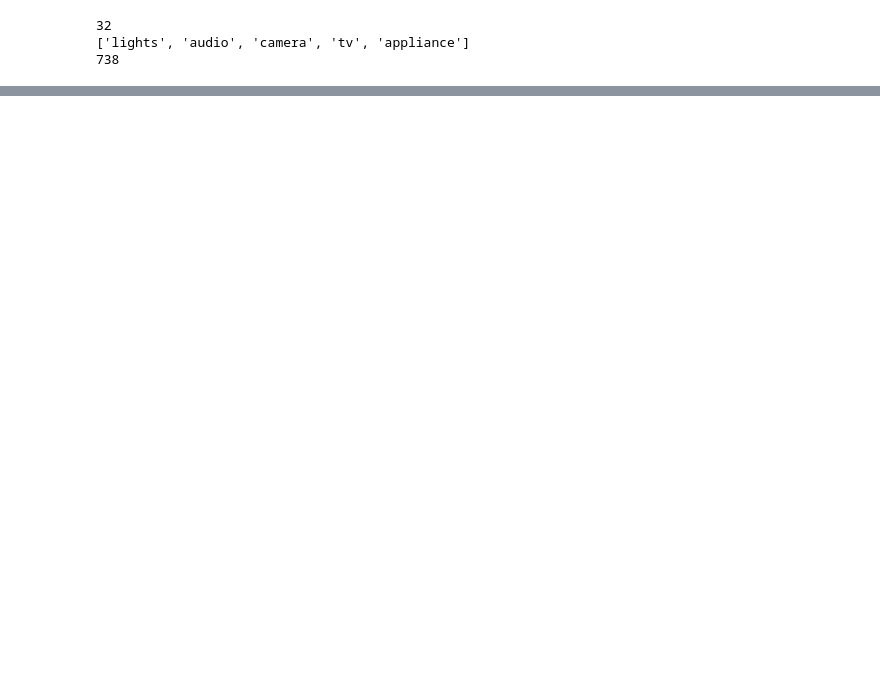
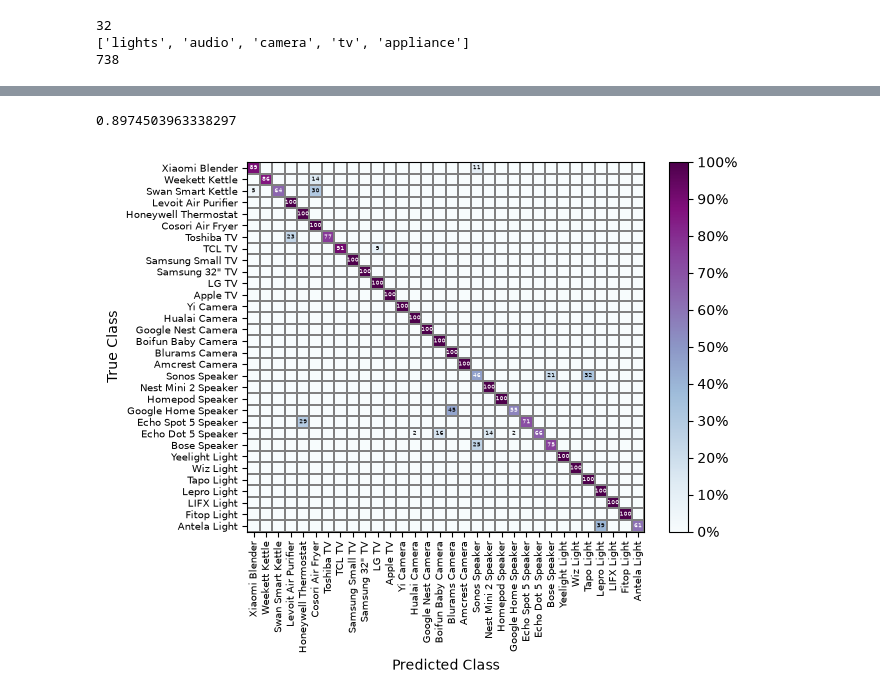
Before and after one commit to JackRobbers/thesis, a Jupyter notebook: analysis.ipynb, the cells around one changed output, grey strips where cells are left out. Drawn from its saved outputs; the diff is of its cells as text; code cells hidden in the pictures; blank space fills up the shorter version.

```diff
--- a/analysis.ipynb
+++ b/analysis.ipynb
@@ -850,0 +323,16 @@ plt.show()
+# %%
+# | label: mu sigma
+
+mu_sigma = Experiment(
+    c,
+    State.ACTIVE,
+    [Metric.MEAN, Metric.STD],
+    180,
+    10,
+)
+
+graph_confusion_matrix(mu_sigma)
+print(mu_sigma.f1_macro_average)
+# %% [output]
+0.8974503963338297
+[figure, added]
```
Also changed, not shown: parts of 8 cells of this notebook, 4 other files.
